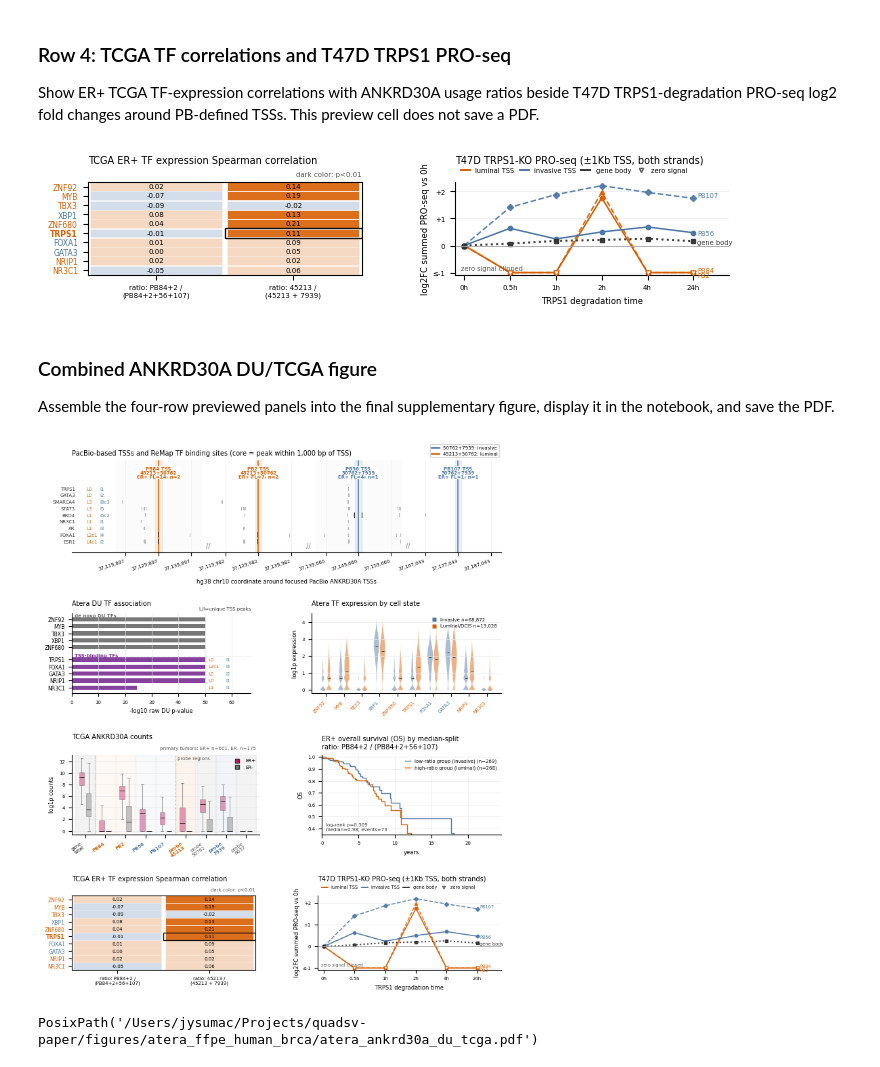
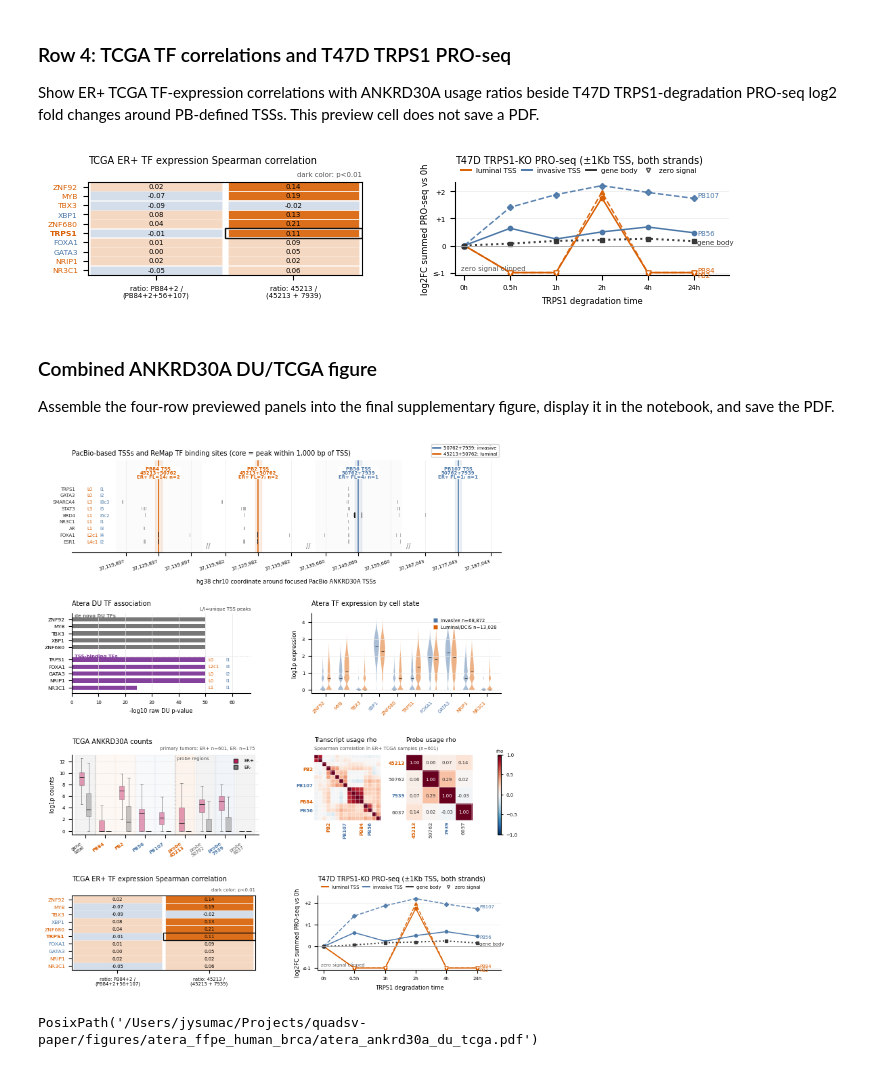
Before and after one commit to JiayuSuPKU/sonic-paper, a Jupyter notebook: scripts/atera_ffpe_human_brca/visualization.ipynb, the cells around one changed output. Drawn from its saved outputs; the diff is of its cells as text; code cells hidden in the pictures.

```diff
--- a/scripts/atera_ffpe_human_brca/visualization.ipynb
+++ b/scripts/atera_ffpe_human_brca/visualization.ipynb
@@ -15,25 +15,16 @@ if str(PROJECT_ROOT) not in sys.path:
     sys.path.insert(0, str(PROJECT_ROOT))
 
 import gzip
-import os
 import re
-from pathlib import Path
 from typing import Any
-
-# Keep imports/rendering deterministic in batch and notebook execution.
-os.environ.setdefault("NUMBA_DISABLE_JIT", "1")
-os.environ.setdefault("MPLBACKEND", "Agg")
-os.environ.setdefault("MPLCONFIGDIR", "/private/tmp/quadsv_mplconfig")
-os.environ.setdefault("XDG_CACHE_HOME", "/private/tmp/quadsv_cache")
-Path(os.environ["MPLCONFIGDIR"]).mkdir(parents=True, exist_ok=True)
-Path(os.environ["XDG_CACHE_HOME"]).mkdir(parents=True, exist_ok=True)
 
 import matplotlib.pyplot as plt
 from matplotlib.lines import Line2D
 from matplotlib.patches import Rectangle
 import numpy as np
 import pandas as pd
-from scipy import stats
+from scipy.cluster.hierarchy import leaves_list, linkage
+from scipy.spatial.distance import squareform
 
 from scripts.atera_ffpe_human_brca.config import (
     ANKRD30A_PROBE_MAPPINGS_CSV,
@@ -50,7 +41,6 @@ from scripts.atera_ffpe_human_brca.config import (
     SV_CSV,
     TABLE_CODEWORD,
     TABLE_GENE,
-    TCGA_GDC_CLINICAL_TSV,
     TCGA_METRIC_TABLE_TSV,
 )
 from scripts.atera_ffpe_human_brca.ankrd30a import (
@@ -61,6 +51,11 @@ from scripts.atera_ffpe_human_brca.ankrd30a import (
     load_ankrd30a_visualization_cache,
     load_tcga_metrics,
 )
+from scripts.atera_ffpe_human_brca.ankrd30a.common import (
+    LOCAL_TCGA_QUANT_DIR,
+    PROBE_REGION_USAGE_NAME,
+    TRANSCRIPT_USAGE_NAME,
+)
 from scripts.atera_ffpe_human_brca.utils import load_sdata, remap_target_from_fields, selected_to_dense
 
 MM_PER_INCH = 25.4
@@ -70,6 +65,8 @@ MAIN_FIGURE_HEIGHT_IN = 7.65
 DU_TCGA_FIGURE_HEIGHT_IN = 8.65
 # Dense spatial scatters are rasterized at this dpi; labels/axes stay vector in the PDF.
 SPATIAL_RASTER_DPI = 300
+TCGA_TRANSCRIPT_USAGE_TSV = LOCAL_TCGA_QUANT_DIR / TRANSCRIPT_USAGE_NAME
+TCGA_PROBE_REGION_USAGE_TSV = LOCAL_TCGA_QUANT_DIR / PROBE_REGION_USAGE_NAME
 
 plt.rcParams.update(
     {
@@ -2028,7 +2058,7 @@ def plot_tcga_count_boxplots(fig: Any, gs: Any, metrics: pd.DataFrame) -> None:
         if str(spec.get("class")) in PROBE_CLASS_COLORS:
             tick.set_fontweight("bold")
     count_ax.set_ylabel("log1p counts")
-    count_ax.set_title("TCGA ANKRD30A counts", loc="left", y=1.2, pad=0)
+    count_ax.set_title("TCGA ANKRD30A counts", loc="left", y=1.14, pad=0)
     count_ax.grid(axis="y", color="#E8E8E8", linewidth=0.5)
     count_ax.spines[["top", "right"]].set_visible(False)
     handles = [
@@ -2374,13 +2400,13 @@ def plot_trps1_proseq_panel(ax: Any, signal: pd.DataFrame) -> None:
             float(endpoint["display_log2fc"]) + label_offsets.get(feature_id, 0.0),
             label,
             color=line_color,
-            fontsize=4.8,
+            fontsize=5,
             va="center",
             ha="left",
             clip_on=False,
         )
     ax.axhline(0, color="0.65", linewidth=0.6)
-    ax.text(0.02, 0.04, "zero signal clipped", transform=ax.transAxes, fontsize=4.7, color="0.35", ha="left", va="bottom")
+    ax.text(0.02, 0.04, "zero signal clipped", transform=ax.transAxes, fontsize=5, color="0.35", ha="left", va="bottom")
     ax.set_xticks(range(6), ["0h", "0.5h", "1h", "2h", "4h", "24h"])
     ax.set_xlabel("TRPS1 degradation time")
     ax.set_ylabel("log2FC summed PRO-seq vs 0h", labelpad=2)
@@ -2394,7 +2420,7 @@ def plot_trps1_proseq_panel(ax: Any, signal: pd.DataFrame) -> None:
         Line2D([0], [0], color="#333333", linewidth=1.4, label="gene body"),
         Line2D([0], [0], color="0.35", marker="v", markerfacecolor="white", linestyle="None", markersize=3.0, label="zero signal"),
     ]
-    ax.legend(handles=color_handles, frameon=False, loc="lower left", bbox_to_anchor=(0.0, 1.03), ncol=4, fontsize=4.8, handlelength=1.35, columnspacing=0.8)
+    ax.legend(handles=color_handles, frameon=False, loc="lower left", bbox_to_anchor=(0.0, 1.03), ncol=4, fontsize=5, handlelength=1.35, columnspacing=0.8)
     ax.grid(axis="y", color="#E8E8E8", linewidth=0.45)
     ax.spines[["top", "right"]].set_visible(False)
 # %%
@@ -2410,7 +2436,7 @@ plot_trps1_proseq_panel(_ax, _trps1_signal)
 plt.show()
 plt.close(_fig)
 # %% [output]
-[figure, old version]
+[figure, new version]
 # %% [markdown]
 ### Combined ANKRD30A DU/TCGA figure
 
@@ -2421,7 +2447,7 @@ _tss_inputs = load_tss_binding_inputs()
 _tf_inputs = load_tf_priority_inputs()
 _tcga_metrics = load_tcga_metrics_cached()
 _tcga_corr = load_tcga_correlations_cached()
-_tcga_clinical = load_tcga_survival_clinical_cached()
+_tcga_usage = load_tcga_usage_matrices_cached()
 _trps1_signal = load_trps1_proseq_cached()
 DU_TCGA_FIGURE_PDF.parent.mkdir(parents=True, exist_ok=True)
 
@@ -2449,35 +2475,35 @@ plot_pb_tss_hypothesis(
 # Row 2: Atera DU associations and matching TF expression shifts in spatial cell states.
 du_gs = outer[1, 0].subgridspec(1, 2, width_ratios=[1.02, 1.08], wspace=0.33)
 plot_ankrd_tf_priority(
     fig,
     du_gs[0, 0],
     _tf_inputs["focus_priority"],
     binding_by_class=_tss_inputs["binding_by_class"],
 )
 plot_atera_tf_expression_violins(
     fig,
     du_gs[0, 1],
     _tf_inputs["violin_data"],
     _tf_inputs["violin_tfs"],
     tf_logfc=_tf_inputs["tf_logfc"],
     group_counts=_tf_inputs["violin_counts"],
 )
 
-# Row 3: TCGA ER+/ER- transcript/probe counts and ER+ transcript-ratio survival.
-tcga_gs = outer[2, 0].subgridspec(1, 2, width_ratios=[1.05, 1.0], wspace=0.34)
+# Row 3: TCGA ER+/ER- transcript/probe counts and usage correlations in ER+ samples.
+tcga_gs = outer[2, 0].subgridspec(1, 2, width_ratios=[1.0, 1.0], wspace=0.30)
 plot_tcga_count_boxplots(fig, tcga_gs[0, 0], _tcga_metrics)
-plot_tcga_transcript_survival_panel(fig, tcga_gs[0, 1], _tcga_metrics, _tcga_clinical)
+plot_tcga_usage_correlation_panel(fig, tcga_gs[0, 1], _tcga_usage)
 
 # Row 4: TCGA ER+ TF-expression correlations and T47D TRPS1-degradation PRO-seq.
 validation_gs = outer[3, 0].subgridspec(1, 2, width_ratios=[1.0, 1.0], wspace=0.34)
 plot_tcga_panel(fig, validation_gs[0, 0], _tcga_corr, _tf_inputs["focus_tfs"], tf_logfc=_tf_inputs["tf_logfc"])
 ax_proseq = fig.add_subplot(validation_gs[0, 1])
 plot_trps1_proseq_panel(ax_proseq, _trps1_signal)
 
 fig.savefig(DU_TCGA_FIGURE_PDF)
 plt.show()
 plt.close(fig)
 DU_TCGA_FIGURE_PDF
 # %% [output]
-[figure, old version]
+[figure, new version]
 PosixPath('/Users/jysumac/Projects/quadsv-paper/figures/atera_ffpe_human_brca/atera_ankrd30a_du_tcga.pdf')
```
Also changed, not shown: parts of 9 cells of this notebook, 6 other files.
